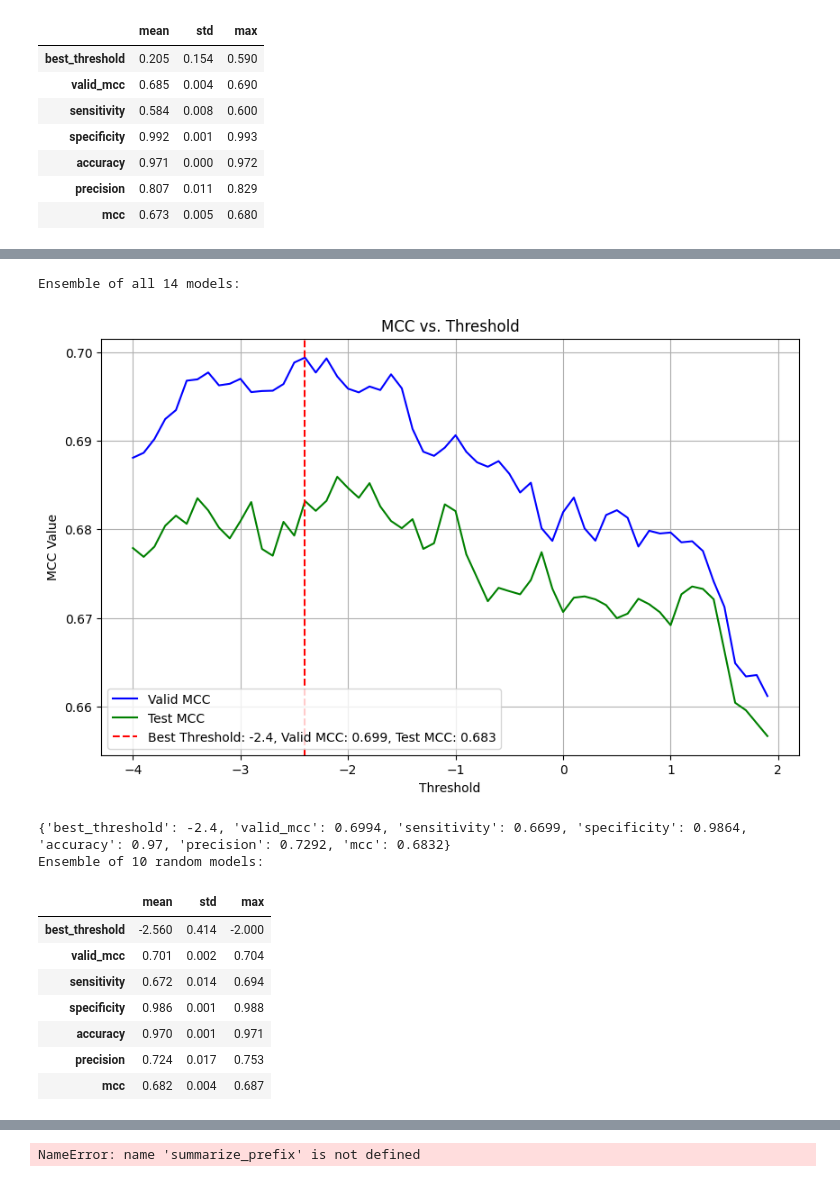
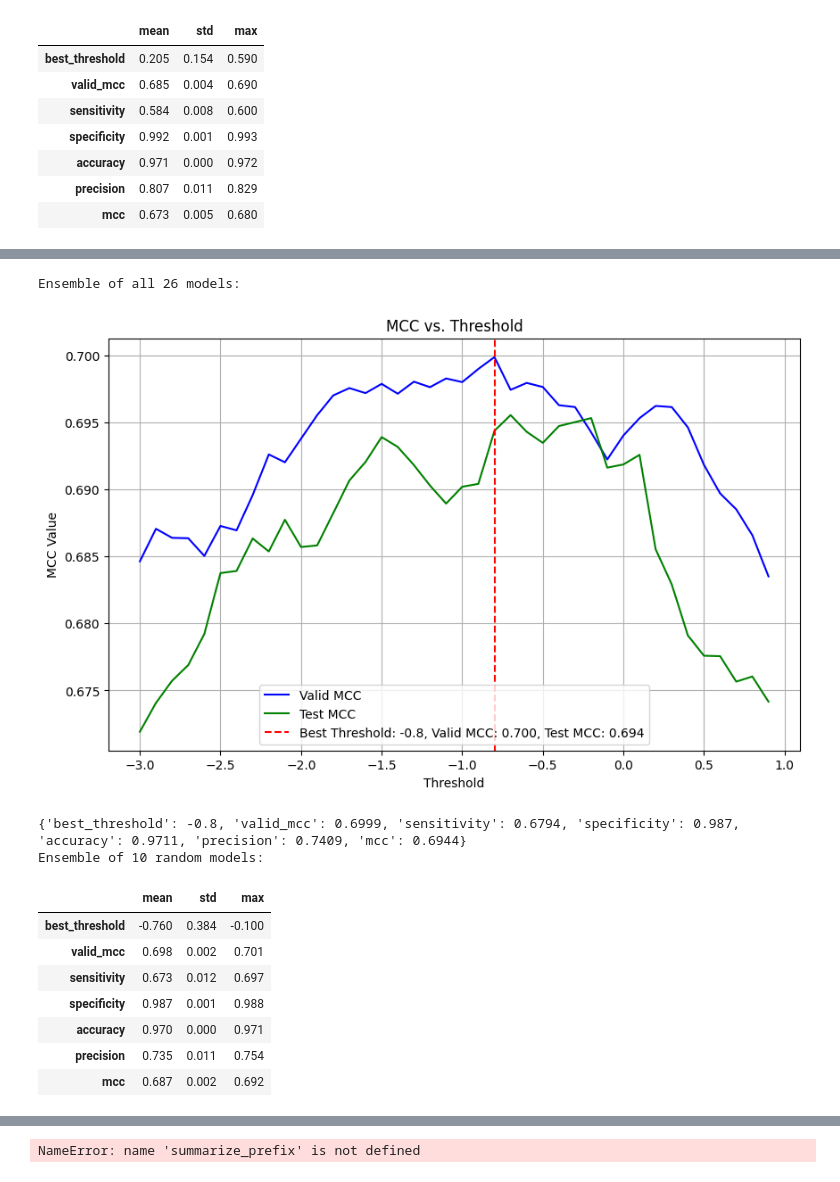
Before and after one commit to dlwocks31/atpbind, a Jupyter notebook: rus/mean_ensemble_csv.ipynb, the cells around one changed output, grey strips where cells are left out. Drawn from its saved outputs; the diff is of its cells as text; code cells hidden in the pictures.

```diff
--- a/rus/mean_ensemble_csv.ipynb
+++ b/rus/mean_ensemble_csv.ipynb
@@ -18,7 +18,7 @@ def get_preds_with_prefixes(prefixes, seed_start=0, seed_end=20):
     preds = []
     for seed in range(seed_start, seed_end):
         for prefix in prefixes:
-            filtered = [file for file in csv_files if file.startswith(f'{prefix}_{seed}')] # get all file with same seed
+            filtered = [file for file in csv_files if file.startswith(f'{prefix}_{seed}_')] # get all file with same seed
             if filtered:
                 preds.append((filtered[-1], filtered[-2])) # get the one with highest mcc value (valid and test)
     return preds
@@ -212,16 +262,16 @@ for n in range(1, 21):
 # %%
-summarize_prefix(['v021'], n=10, plot=True, start=-4, end=2, seed_start=0, seed_end=40)
+summarize_prefix(['v022'], n=10, plot=True, start=-3, end=1, seed_start=0, seed_end=40)
 # %% [output]
-Ensemble of all 14 models:
+Ensemble of all 26 models:
-[figure, old version]
+[figure, new version]
-{'best_threshold': -2.4, 'valid_mcc': 0.6994, 'sensitivity': 0.6699, 'specificity': 0.9864, 'accuracy': 0.97, 'precision': 0.7292, 'mcc': 0.6832}
+{'best_threshold': -0.8, 'valid_mcc': 0.6999, 'sensitivity': 0.6794, 'specificity': 0.987, 'accuracy': 0.9711, 'precision': 0.7409, 'mcc': 0.6944}
 Ensemble of 10 random models:
 |  | mean | std | max |
-| best_threshold | -2.560 | 0.414 | -2.000 |
-| valid_mcc | 0.701 | 0.002 | 0.704 |
-| sensitivity | 0.672 | 0.014 | 0.694 |
-| specificity | 0.986 | 0.001 | 0.988 |
-| accuracy | 0.970 | 0.001 | 0.971 |
-| precision | 0.724 | 0.017 | 0.753 |
-| mcc | 0.682 | 0.004 | 0.687 |
+| best_threshold | -0.760 | 0.384 | -0.100 |
+| valid_mcc | 0.698 | 0.002 | 0.701 |
+| sensitivity | 0.673 | 0.012 | 0.697 |
+| specificity | 0.987 | 0.001 | 0.988 |
+| accuracy | 0.970 | 0.000 | 0.971 |
+| precision | 0.735 | 0.011 | 0.754 |
+| mcc | 0.687 | 0.002 | 0.692 |
 # %%
```
Also changed, not shown: parts of 14 cells of this notebook, 6 other files.
